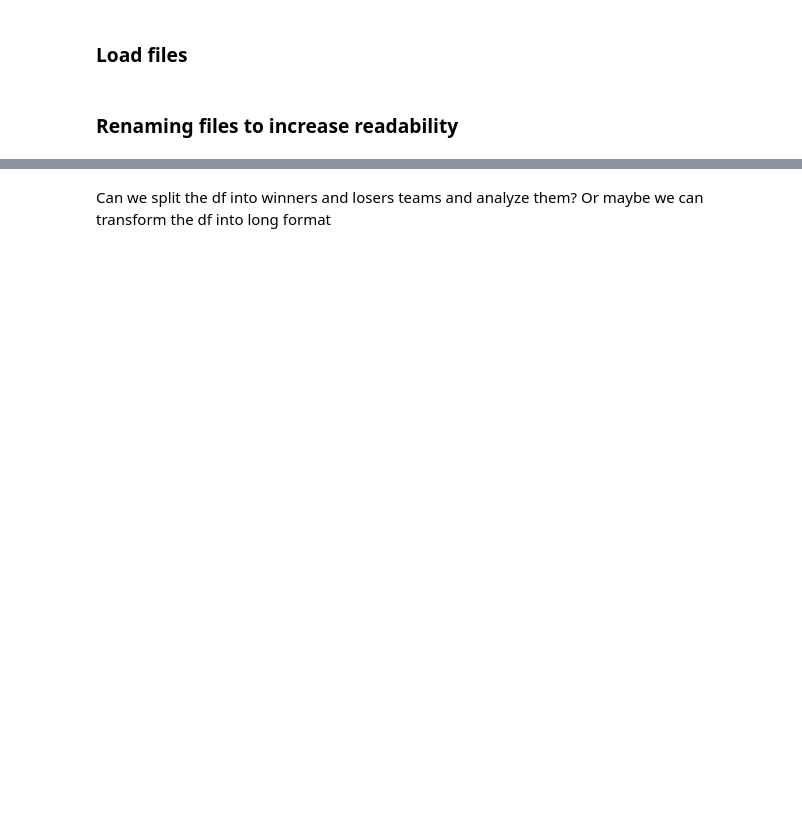
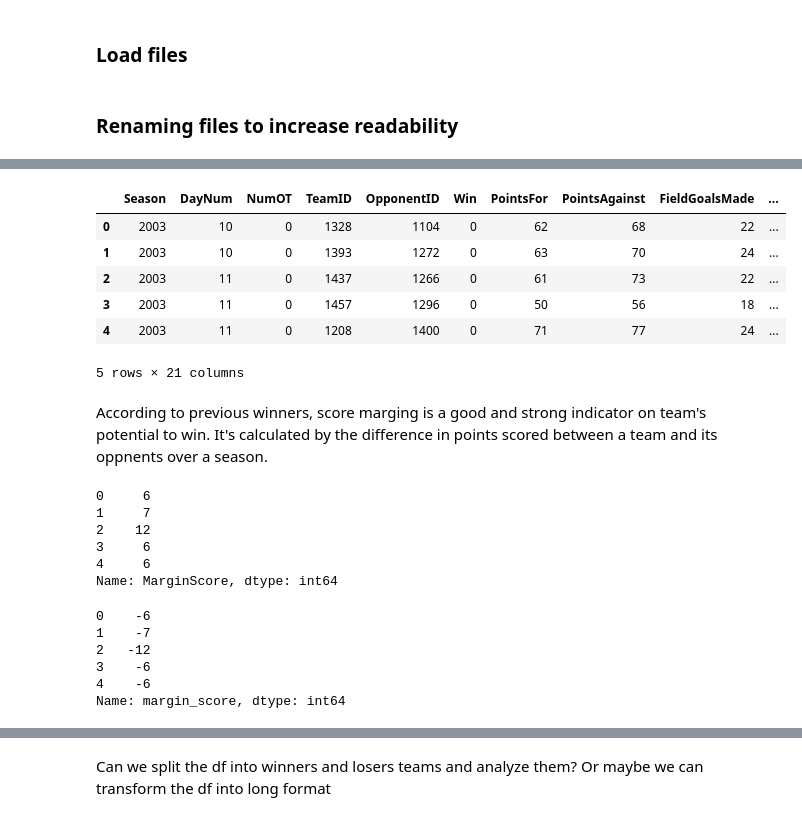
Before and after one commit to Barderus/MarchMadness-Kaggle, a Jupyter notebook: notebooks/EDA.ipynb, the cells around one changed output, grey strips where cells are left out. Cells and saved outputs as stored; diff of their text form; code cells hidden in the pictures; blank space fills up the shorter version.

```diff
--- a/notebooks/EDA.ipynb
+++ b/notebooks/EDA.ipynb
@@ -114,0 +130,35 @@ TODO - @Dan
+# %%
+loser_df = pd.DataFrame({
+    "Season": df_men["Season"],
+    "DayNum": df_men["DayNum"],
+    "NumOT": df_men["NumOT"],
+    "TeamID": df_men["LTeamID"],
+    "OpponentID": df_men["WTeamID"],
+    "Win": 0,
+    "PointsFor": df_men["LScore"],
+    "PointsAgainst": df_men["WScore"],
+    "FieldGoalsMade": df_men["L_FieldGoalsMade"],
+    "FieldGoalsAttempted": df_men["L_FieldGoalsAttempted"],
+    "ThreePointsMade": df_men["L_ThreePointsMade"],
+    "ThreePointsAttempted": df_men["L_ThreePointsAttempted"],
+    "FreeThrowsMade": df_men["L_FreeThrowsMade"],
+    "FreeThrowsAttempted": df_men["L_FreeThrowsAttempted"],
+    "OffensiveRebounds": df_men["L_OffensiveRebounds"],
+    "DefensiveRebounds": df_men["L_DefensiveRebounds"],
+    "Assists": df_men["L_Assists"],
+    "Turnovers": df_men["L_Turnovers"],
+    "Steals": df_men["L_Steals"],
+    "Blocks": df_men["L_Blocks"],
+    "PersonalFouls": df_men["L_PersonalFouls"]
+})
+loser_df.head(5)
+# %% [output]
+|  | Season | DayNum | NumOT | TeamID | OpponentID | Win | PointsFor | PointsAgainst | FieldGoalsMade | ... |
+| 0 | 2003 | 10 | 0 | 1328 | 1104 | 0 | 62 | 68 | 22 | ... |
+| 1 | 2003 | 10 | 0 | 1393 | 1272 | 0 | 63 | 70 | 24 | ... |
+| 2 | 2003 | 11 | 0 | 1437 | 1266 | 0 | 61 | 73 | 22 | ... |
+| 3 | 2003 | 11 | 0 | 1457 | 1296 | 0 | 50 | 56 | 18 | ... |
+| 4 | 2003 | 11 | 0 | 1208 | 1400 | 0 | 71 | 77 | 24 | ... |
+5 rows × 21 columns
+# %% [markdown]
+According to previous winners, score marging is a good and strong indicator on team's potential to win. It's calculated by the difference in points scored between a team and its oppnents over a season.
@@ -114,0 +168,18 @@ TODO - @Dan
+# %%
+winner_df["MarginScore"].head(5)
+# %% [output]
+0     6
+1     7
+2    12
+3     6
+4     6
+Name: MarginScore, dtype: int64
+# %%
+loser_df["MarginScore"].head(5)
+# %% [output]
+0    -6
+1    -7
+2   -12
+3    -6
+4    -6
+Name: margin_score, dtype: int64
```
Also changed, not shown: parts of 25 cells of this notebook.
